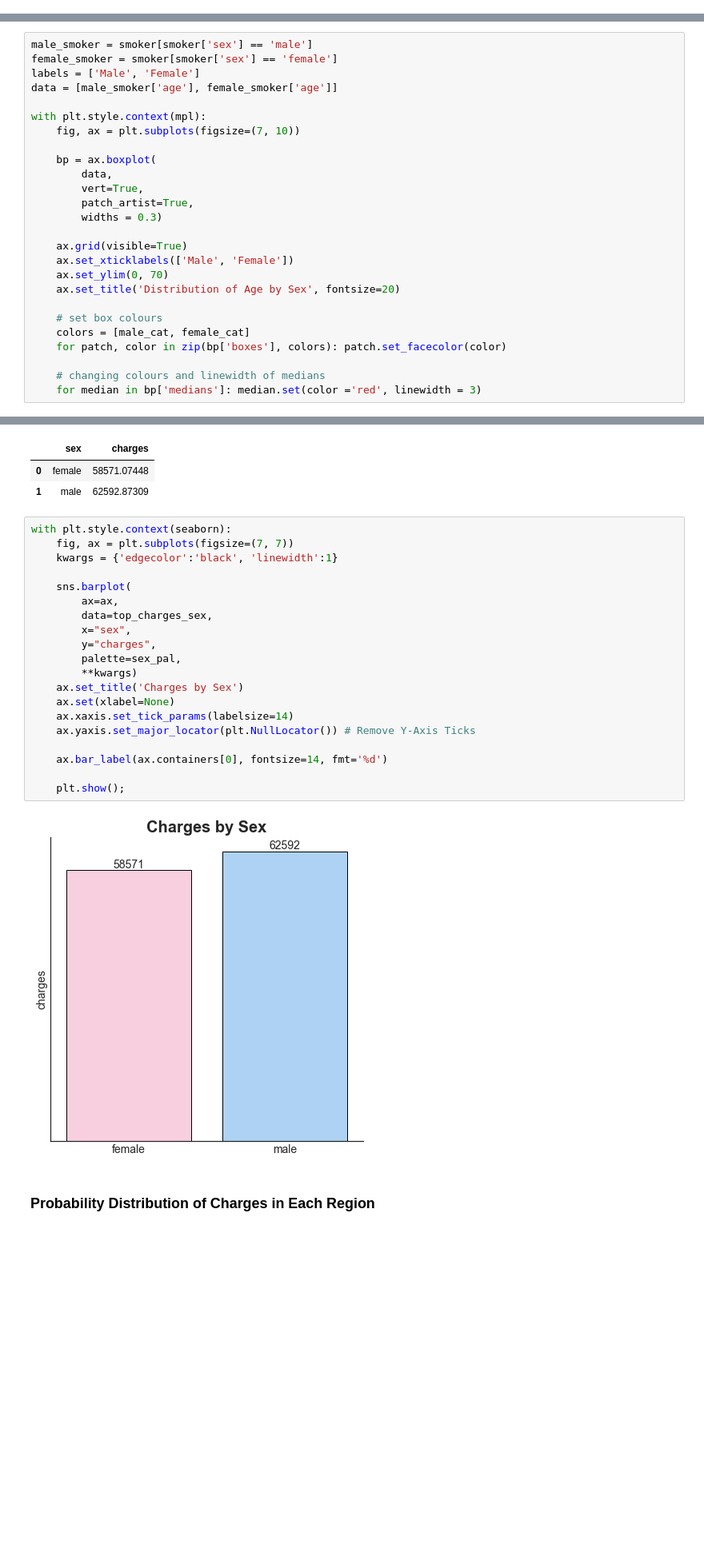
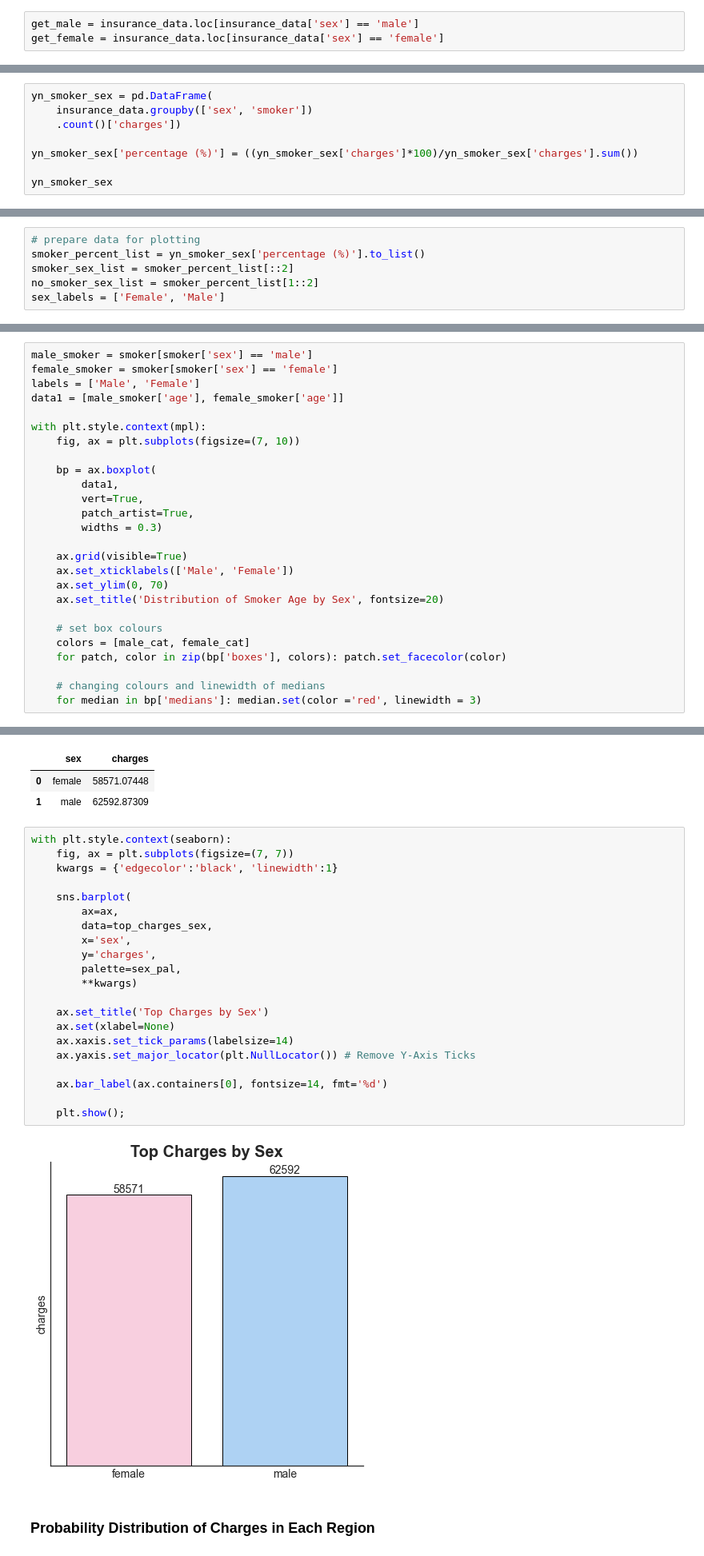
Before and after one commit to dwipaalfarisi/ads-projects, a Jupyter notebook: probability/main.ipynb, the cells around one changed output, grey strips where cells are left out. Shown at 80% size. Saved outputs shown, nothing was run; the diff lists cells and outputs as text; blank space fills up the shorter version.

```diff
--- a/probability/main.ipynb
+++ b/probability/main.ipynb
@@ -158,0 +241,3 @@ with plt.style.context(seaborn):
+# %%
+get_male = insurance_data.loc[insurance_data['sex'] == 'male']
+get_female = insurance_data.loc[insurance_data['sex'] == 'female']
@@ -158,0 +369,8 @@ with plt.style.context(seaborn):
+# %%
+yn_smoker_sex = pd.DataFrame(
+    insurance_data.groupby(['sex', 'smoker'])
+    .count()['charges'])
+
+yn_smoker_sex['percentage (%)'] = ((yn_smoker_sex['charges']*100)/yn_smoker_sex['charges'].sum())
+
+yn_smoker_sex
@@ -158,0 +384,6 @@ with plt.style.context(seaborn):
+# %%
+# prepare data for plotting
+smoker_percent_list = yn_smoker_sex['percentage (%)'].to_list()
+smoker_sex_list = smoker_percent_list[::2]
+no_smoker_sex_list = smoker_percent_list[1::2]
+sex_labels = ['Female', 'Male']
@@ -225,13 +473,13 @@ with plt.style.context(seaborn):
 male_smoker = smoker[smoker['sex'] == 'male']
 female_smoker = smoker[smoker['sex'] == 'female']
 labels = ['Male', 'Female']
-data = [male_smoker['age'], female_smoker['age']]
+data1 = [male_smoker['age'], female_smoker['age']]
 
 with plt.style.context(mpl):
     fig, ax = plt.subplots(figsize=(7, 10))
 
     bp = ax.boxplot(
-        data,
+        data1,
         vert=True,
         patch_artist=True,
         widths = 0.3)
@@ -239,7 +487,7 @@ with plt.style.context(mpl):
     ax.grid(visible=True)
     ax.set_xticklabels(['Male', 'Female'])
     ax.set_ylim(0, 70)
-    ax.set_title('Distribution of Age by Sex', fontsize=20)
+    ax.set_title('Distribution of Smoker Age by Sex', fontsize=20)
 
     # set box colours
     colors = [male_cat, female_cat]
@@ -726,25 +992,26 @@ top_charges_sex
 # %%
 with plt.style.context(seaborn):
     fig, ax = plt.subplots(figsize=(7, 7))
     kwargs = {'edgecolor':'black', 'linewidth':1}
 
     sns.barplot(
         ax=ax,
         data=top_charges_sex,
-        x="sex",
-        y="charges",
+        x='sex',
+        y='charges',
         palette=sex_pal,
         **kwargs)
-    ax.set_title('Charges by Sex')
+
+    ax.set_title('Top Charges by Sex')
     ax.set(xlabel=None)
     ax.xaxis.set_tick_params(labelsize=14)
     ax.yaxis.set_major_locator(plt.NullLocator()) # Remove Y-Axis Ticks
 
     ax.bar_label(ax.containers[0], fontsize=14, fmt='%d')
 
     plt.show();
 # %% [output]
-[figure, old version]
+[figure, new version]
 # %% [markdown]
 ### Probability Distribution of Charges in Each Region
 # %%
```
Also changed, not shown: parts of 34 cells of this notebook.
